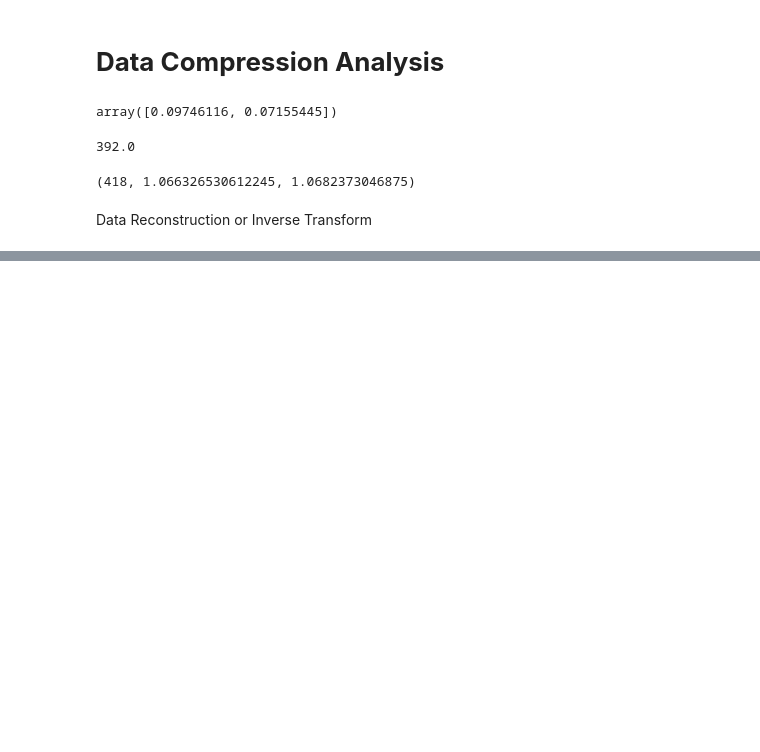
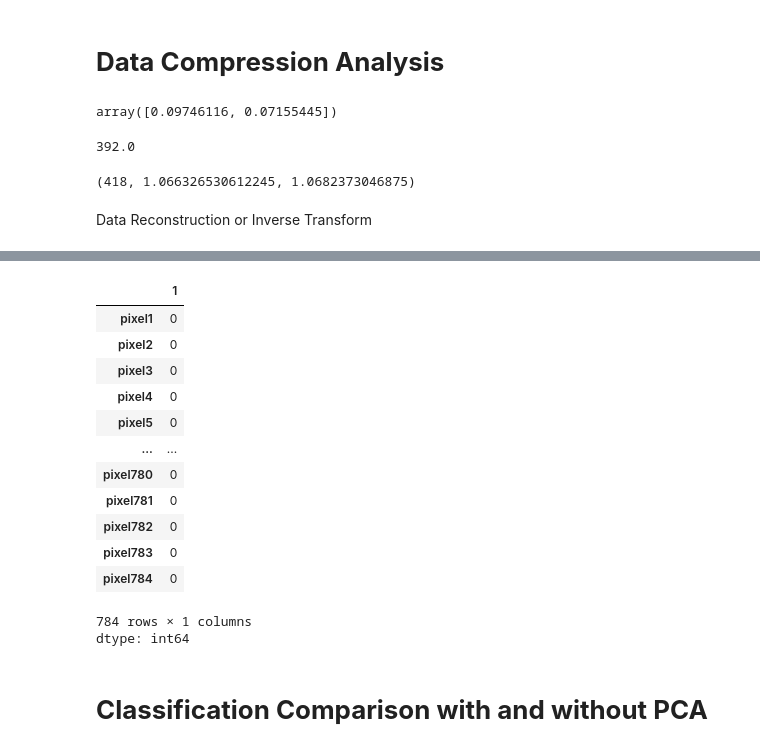
Before and after one commit to Isaac0py/Class, a Jupyter notebook: DBSCAN.ipynb, the cells around one changed output, grey strips where cells are left out. Saved outputs shown, nothing was run; the diff lists cells and outputs as text; code cells hidden in the pictures; blank space fills up the shorter version.

```diff
--- a/DBSCAN.ipynb
+++ b/DBSCAN.ipynb
@@ -176,0 +201,19 @@ Data Reconstruction or Inverse Transform
+# %%
+X[y==0].iloc[0]
+# %% [output]
+|  | 1 |
+| pixel1 | 0 |
+| pixel2 | 0 |
+| pixel3 | 0 |
+| pixel4 | 0 |
+| pixel5 | 0 |
+| ... | ... |
+| pixel780 | 0 |
+| pixel781 | 0 |
+| pixel782 | 0 |
+| pixel783 | 0 |
+| pixel784 | 0 |
+784 rows × 1 columns
+dtype: int64
+# %% [markdown]
+# **Classification Comparison with and without PCA**
```
Also changed, not shown: parts of 2 cells of this notebook.
